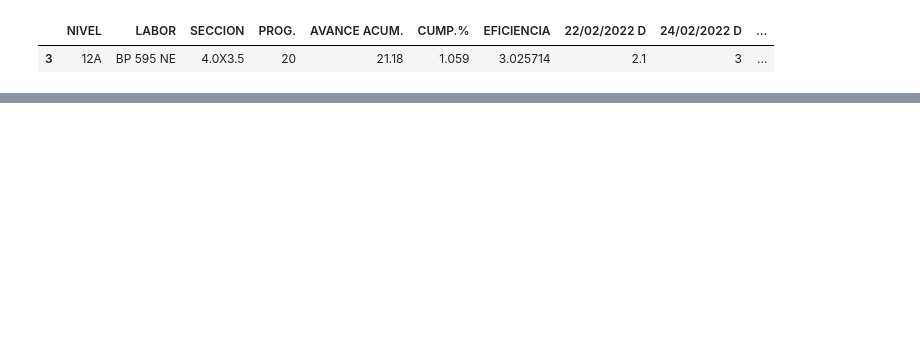
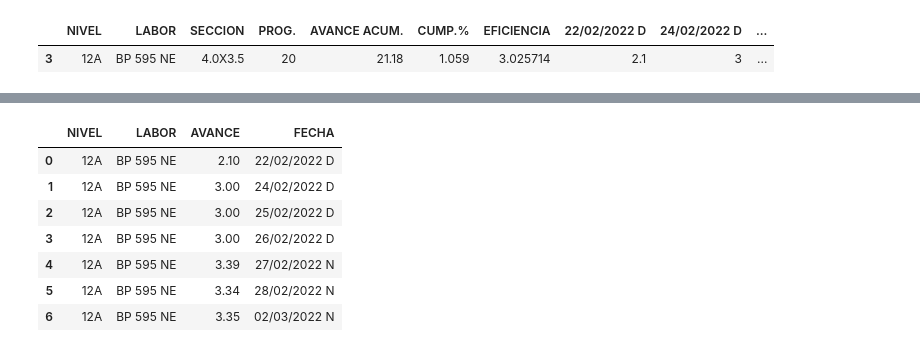
Before and after one commit to ivansaul/gmi, a Jupyter notebook: pervol/pervol.ipynb, the cells around one changed output, grey strips where cells are left out. Saved outputs shown, nothing was run; the diff lists cells and outputs as text; code cells hidden in the pictures; blank space fills up the shorter version.

```diff
--- a/pervol/pervol.ipynb
+++ b/pervol/pervol.ipynb
@@ -223,0 +231,12 @@ list(zip(b,a))
+# %%
+df_avances=pd.DataFrame(data=avances, columns=['NIVEL', 'LABOR', 'AVANCE', 'FECHA'])
+df_avances
+# %% [output]
+|  | NIVEL | LABOR | AVANCE | FECHA |
+| 0 | 12A | BP 595 NE | 2.10 | 22/02/2022 D |
+| 1 | 12A | BP 595 NE | 3.00 | 24/02/2022 D |
+| 2 | 12A | BP 595 NE | 3.00 | 25/02/2022 D |
+| 3 | 12A | BP 595 NE | 3.00 | 26/02/2022 D |
+| 4 | 12A | BP 595 NE | 3.39 | 27/02/2022 N |
+| 5 | 12A | BP 595 NE | 3.34 | 28/02/2022 N |
+| 6 | 12A | BP 595 NE | 3.35 | 02/03/2022 N |
```
Also changed, not shown: parts of 13 cells of this notebook.
